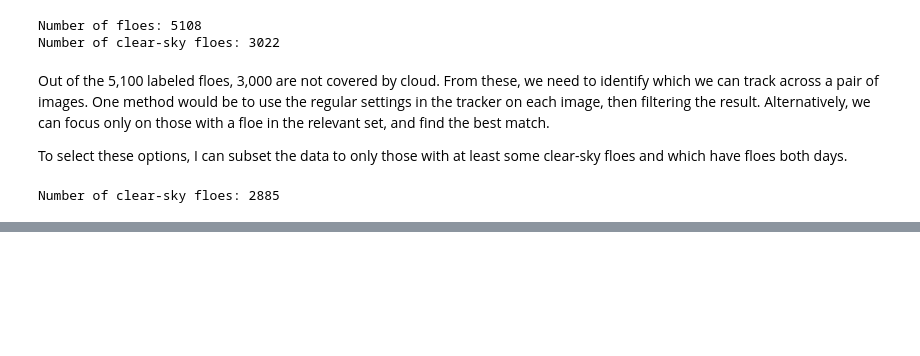
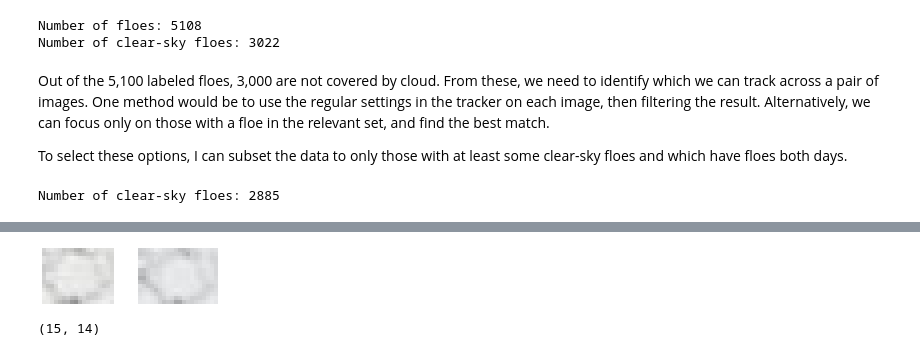
Before and after one commit to danielmwatkins/calval_tgrs, a Jupyter notebook: notebooks/tracker_assemble_matched_pairs.ipynb, the cells around one changed output, grey strips where cells are left out. Cells and saved outputs as stored; diff of their text form; code cells hidden in the pictures; blank space fills up the shorter version.

```diff
--- a/notebooks/tracker_assemble_matched_pairs.ipynb
+++ b/notebooks/tracker_assemble_matched_pairs.ipynb
@@ -130,0 +204,25 @@ f
+# %%
+# Example cropped images
+row = 18
+
+bbox = comp_df[row, [:s1_min_row, :s1_max_row, :s1_min_col, :s1_max_col]]
+left = bbox.s1_min_col - 2
+right = bbox.s1_max_col + 2
+top = bbox.s1_min_row - 2
+bottom = bbox.s1_max_row + 2
+crop1 = tc_imgs[idx1][top:bottom, left:right]
+
+bbox = comp_df[row, [:s2_min_row, :s2_max_row, :s2_min_col, :s2_max_col]]
+left = bbox.s2_min_col - 2
+right = bbox.s2_max_col + 2
+top = bbox.s2_min_row - 2
+bottom = bbox.s2_max_row + 2
+crop2 = tc_imgs[idx2][top:bottom, left:right]
+
+mosaicview(crop1, crop2, fillvalue=RGBA(0,0,0,0), npad=5, nrow=1)
+# %% [output]
+[figure, added]
+# %%
+right - left, bottom - top
+# %% [output]
+(15, 14)
```
Also changed, not shown: parts of 14 cells of this notebook, 5 other files.
